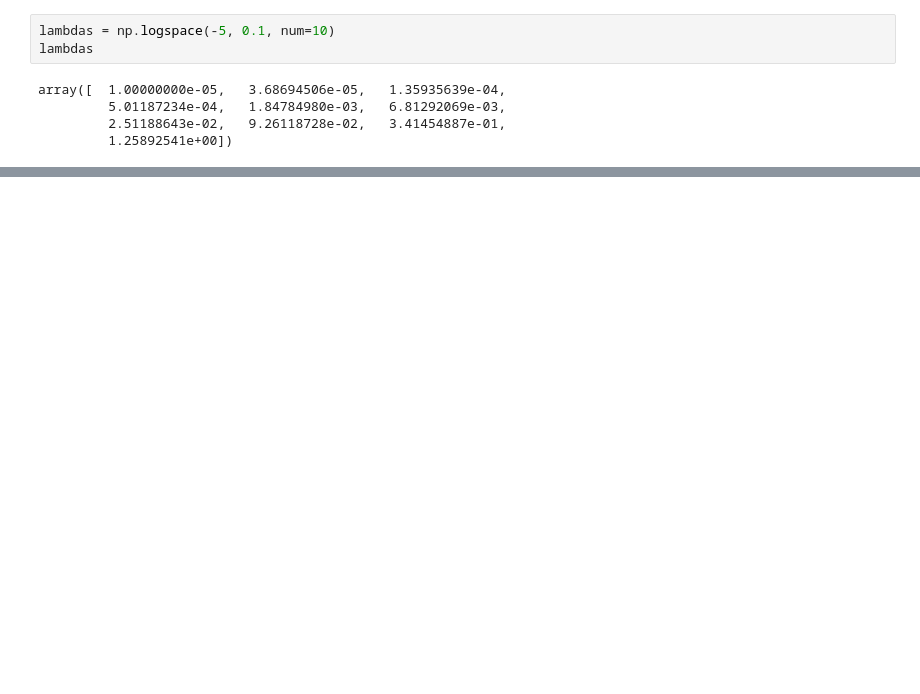
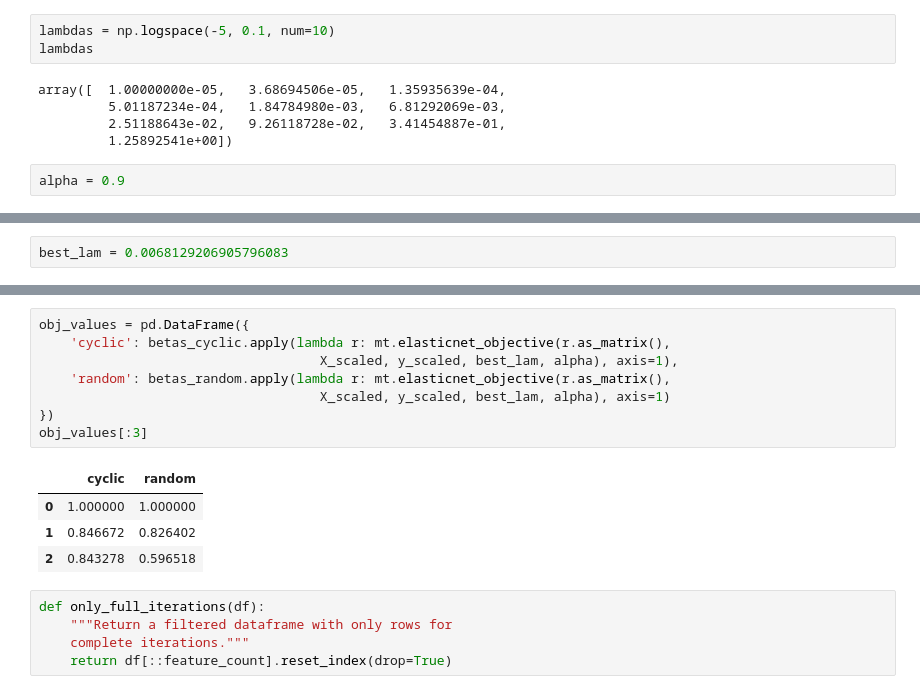
Before and after one commit to aenfield/Data558, a Jupyter notebook: Midterm/EnfieldAndrew-Midterm.ipynb, the cells around one changed output, grey strips where cells are left out. Drawn from its saved outputs; the diff is of its cells as text; blank space fills up the shorter version.

```diff
--- a/Midterm/EnfieldAndrew-Midterm.ipynb
+++ b/Midterm/EnfieldAndrew-Midterm.ipynb
@@ -98,6 +141,8 @@ array([  1.00000000e-05,   3.68694506e-05,   1.35935639e-04,
          5.01187234e-04,   1.84784980e-03,   6.81292069e-03,
          2.51188643e-02,   9.26118728e-02,   3.41454887e-01,
          1.25892541e+00])
+# %%
+alpha = 0.9
 # %%
 # and finally, do 10-fold cross validation for each value of lambda, and
 # show the mean of each set's MSEs
@@ -119,0 +165,2 @@ list(zip(lambdas, mses_by_lambda))
+# %%
+best_lam = 0.0068129206905796083
@@ -119,0 +198,18 @@ list(zip(lambdas, mses_by_lambda))
+# %%
+obj_values = pd.DataFrame({
+    'cyclic': betas_cyclic.apply(lambda r: mt.elasticnet_objective(r.as_matrix(),
+                                    X_scaled, y_scaled, best_lam, alpha), axis=1),
+    'random': betas_random.apply(lambda r: mt.elasticnet_objective(r.as_matrix(),
+                                    X_scaled, y_scaled, best_lam, alpha), axis=1)
+})
+obj_values[:3]
+# %% [output]
+|  | cyclic | random |
+| 0 | 1.000000 | 1.000000 |
+| 1 | 0.846672 | 0.826402 |
+| 2 | 0.843278 | 0.596518 |
+# %%
+def only_full_iterations(df):
+    """Return a filtered dataframe with only rows for
+    complete iterations."""
+    return df[::feature_count].reset_index(drop=True)
```
Also changed, not shown: parts of 44 cells of this notebook, 1 other file.
